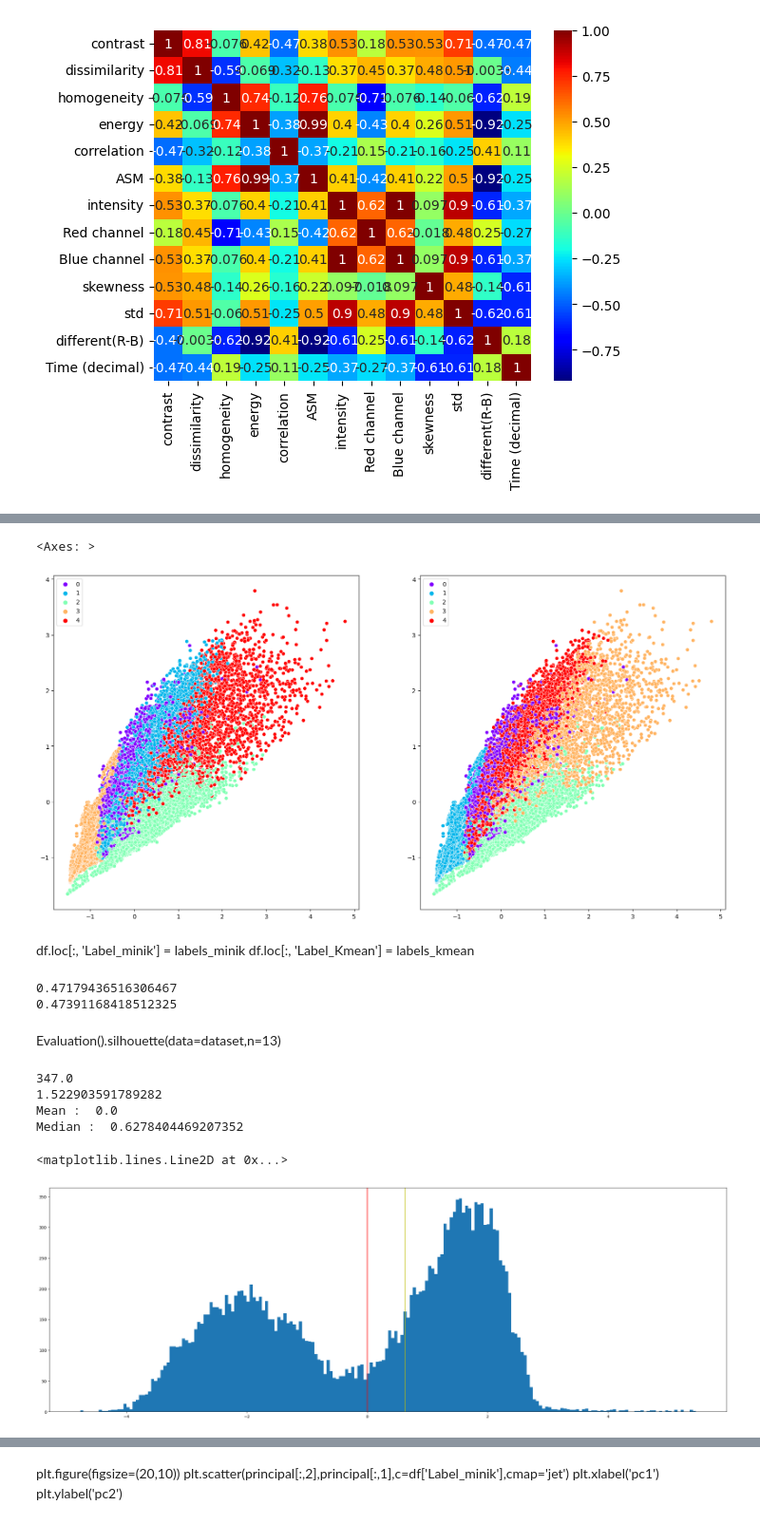
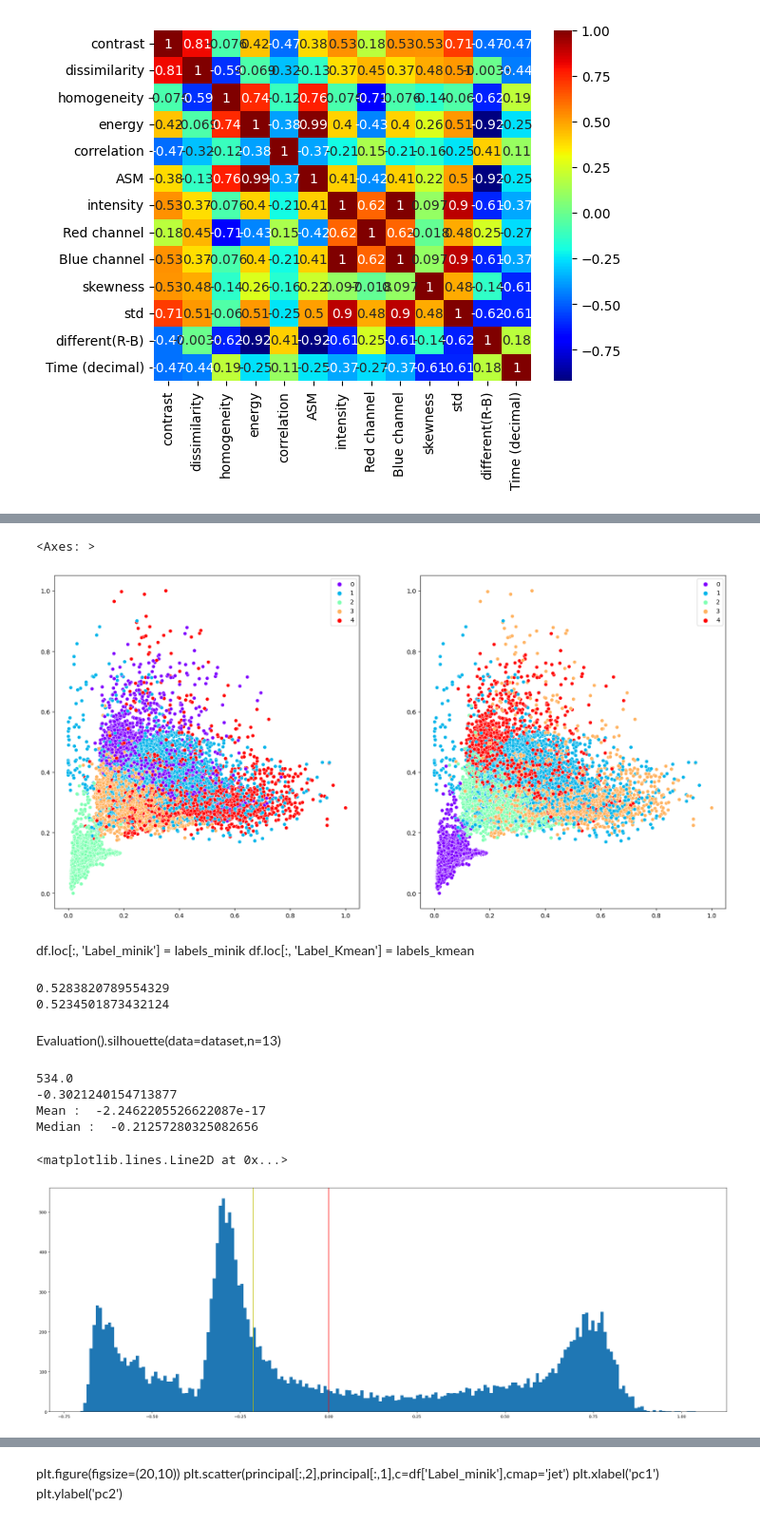
Before and after one commit to PrachayaKMITL/NARIT_internship_2024, a Jupyter notebook: Test_kernel/test_data.ipynb, the cells around one changed output, grey strips where cells are left out. Shown at 95% size. Saved outputs shown, nothing was run; the diff lists cells and outputs as text; code cells hidden in the pictures.

```diff
--- a/Test_kernel/test_data.ipynb
+++ b/Test_kernel/test_data.ipynb
@@ -97,17 +91,16 @@ sns.heatmap(data=df.corr(),annot=True,cmap='jet')
 [figure]
 # %%
 from sklearn.decomposition import PCA
-from sklearn.preprocessing import StandardScaler
-from sklearn.ensemble import IsolationForest
-X = df.drop(columns=['Time','Time (decimal)'])
-iso = IsolationForest(contamination=0.21,max_samples=0.1,n_estimators=204)  # Adjust contamination level
-scaler = StandardScaler()
+from sklearn.preprocessing import MaxAbsScaler, MinMaxScaler, QuantileTransformer, RobustScaler, StandardScaler
+X = df.drop(columns=['Time','Time (decimal)','correlation','homogeneity','different(R-B)'])
+#iso = IsolationForest(contamination=0.21,max_samples=0.1,n_estimators=204)  # Adjust contamination level
+scaler = MinMaxScaler()
 scaler.fit(X)
 scaled = scaler.transform(X)
 #iso.fit(scaled)
 #outliers = iso.predict(scaled)
 #cleaned_data = scaled[outliers == 1]
-pca = PCA(n_components=3,svd_solver='full')
+pca = PCA(n_components=2,svd_solver='full')
 pca.fit(scaled)
 principal = pca.transform(scaled)
 dataset = principal
@@ -140,12 +133,12 @@ labels_minik = minik.fit_predict(dataset)
 
 plt.figure(figsize=(20,10))
 plt.subplot(1,2,1)
-sns.scatterplot(data=scaled,x=scaled[:,0],y=scaled[:,1],hue=labels_minik,palette='rainbow')
+sns.scatterplot(data=scaled,x=scaled[:,0],y=scaled[:,6],hue=labels_minik,palette='rainbow')
 plt.subplot(1,2,2)
-sns.scatterplot(data=scaled,x=scaled[:,0],y=scaled[:,1],hue=labels_kmean,palette='rainbow')
+sns.scatterplot(data=scaled,x=scaled[:,0],y=scaled[:,6],hue=labels_kmean,palette='rainbow')
 # %% [output]
 <Axes: >
-[figure, old version]
+[figure, new version]
 # %% [markdown]
 df.loc[:, 'Label_minik'] = labels_minik
 df.loc[:, 'Label_Kmean'] = labels_kmean
@@ -154,27 +147,27 @@ print(silhouette_score(principal,labels_kmean))
 print(silhouette_score(principal,labels_minik))
 #print(silhouette_score(dataset,labels))
 # %% [output]
-0.47179436516306467
-0.47391168418512325
+0.5283820789554329
+0.5234501873432124
 # %% [markdown]
 Evaluation().silhouette(data=dataset,n=13)
 # %%
-num = 1
+num = 0
 plt.figure(figsize=(30,10))
 arr1 = plt.hist(principal[:,num],bins=200,log=False)
 print(max(arr1[0]))
 print(arr1[1][np.argmax((arr1[0]))])
 print("Mean : ",np.mean(principal[:,num]))
 print("Median : ",np.median(principal[:,num]))
 plt.axvline(np.mean(principal[:,num]),c='r')
 plt.axvline(np.median(principal[:,num]),c='y')
 # %% [output]
-347.0
-1.522903591789282
-Mean :  0.0
-Median :  0.6278404469207352
+534.0
+-0.3021240154713877
+Mean :  -2.2462205526622087e-17
+Median :  -0.21257280325082656
 <matplotlib.lines.Line2D at 0x...>
-[figure, old version]
+[figure, new version]
 # %%
 plt.boxplot(principal[:,num])
 # %% [output]
```
Also changed, not shown: parts of 9 cells of this notebook, 7 other files.
